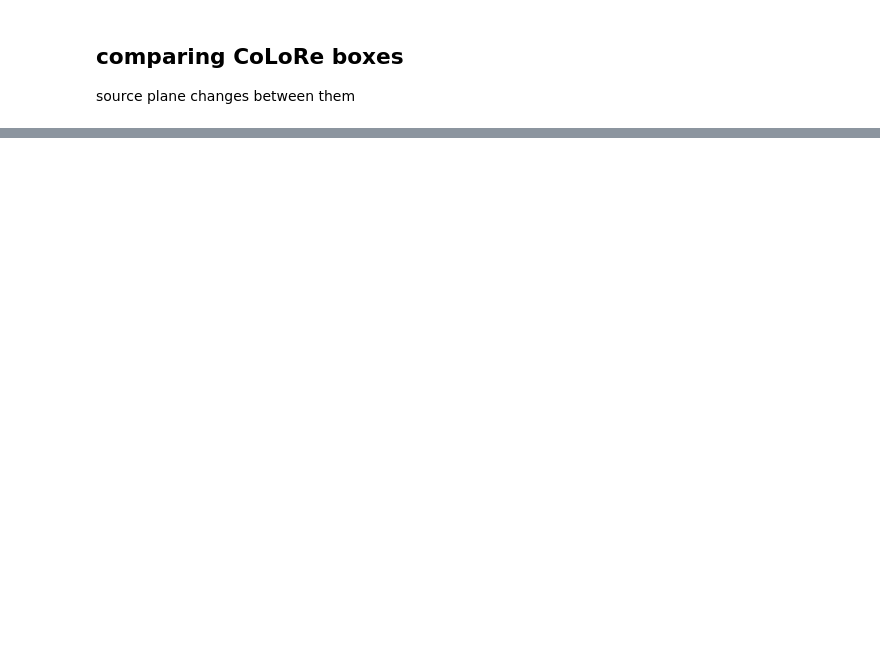
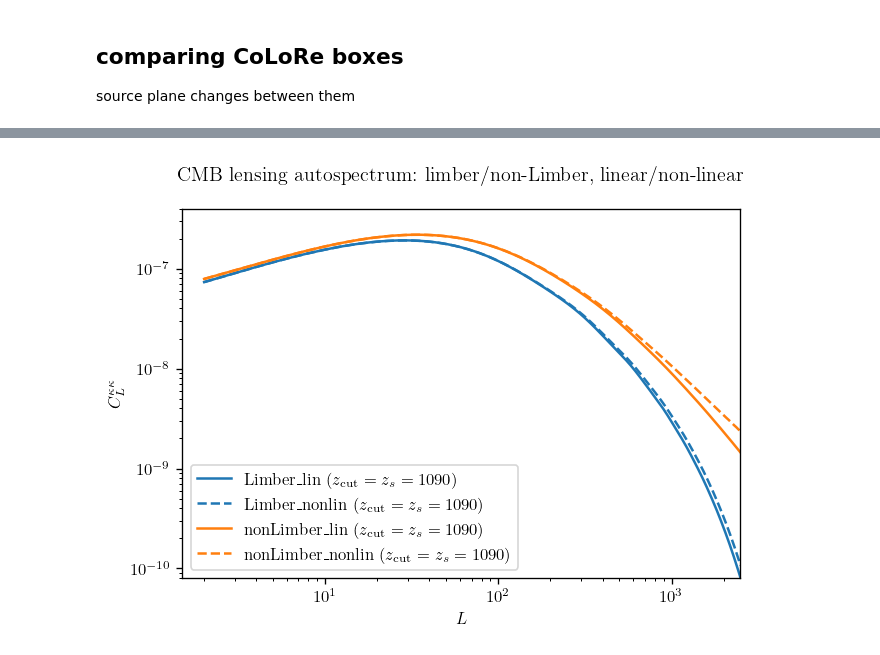
Before and after one commit to dljarque/LSST_CMBlensing_forecast, a Jupyter notebook: notebooks/cmb_lensing_auto.ipynb, the cells around one changed output, grey strips where cells are left out. Saved outputs shown, nothing was run; the diff lists cells and outputs as text; code cells hidden in the pictures; blank space fills up the shorter version.

```diff
--- a/notebooks/cmb_lensing_auto.ipynb
+++ b/notebooks/cmb_lensing_auto.ipynb
@@ -257,8 +288,2 @@ Note: redshifts have been re-sorted (earliest first)
 # %% [markdown]
 ## full sky (non-Limber) integral
-# %%
-# compute the lens potential cls from camb using full curved sky without Limber approx
-cl_kk_camb_lin = results_lin.get_lens_potential_cls(lmax=lmax, raw_cl=True)[2:, 0]
-cl_kk_camb_lin *= ((ells * (ells + 1.0)) / 2) ** 2  # converting cls_potential to cls_kappa
-cl_kk_camb_nlin = results_nlin .get_lens_potential_cls(lmax=lmax, raw_cl=True)[2:, 0]
-cl_kk_camb_nlin *= ((ells * (ells + 1.0)) / 2) ** 2 # converting cls_potential to cls_kappa
@@ -265,3 +300,9 @@ cl_kk_camb_nlin *= ((ells * (ells + 1.0)) / 2) ** 2 # converting cls_potential t
+# %%
+# get the CAMB cls for the second and third boxes
+cl_kk_camb_lin_box2 = get_camb_cls(results_lin_box2, lmin, lmax)
+cl_kk_camb_nlin_box2 = get_camb_cls(results_nlin_box2, lmin, lmax)
+cl_kk_camb_lin_box3 = get_camb_cls(results_lin_box3, lmin, lmax)
+cl_kk_camb_nlin_box3 = get_camb_cls(results_nlin_box3, lmin, lmax)
 # %% [markdown]
 # CoLoRe simulation auto-spectrum $C_{\ell}^{\kappa \kappa}$
 # %%
@@ -472,0 +497,33 @@ plt.show()
+# %%
+def plot_theory_cls(ells, cl_kk_lin_zs_zs, cl_kk_nlin_zs_zs, cl_kk_camb_lin, cl_kk_camb_nlin, z_star):
+    '''
+    Plot the theoretical CMB lensing auto-spectrum from manual Limber integration and CAMB fullsky integration
+    for both linear and non-linear matter power spectra
+    '''
+
+    plt.figure(figsize=(6, 4), dpi=120)
+
+    # manual limber integration full redshift
+    plt.loglog(ells, cl_kk_lin_zs_zs, c='C0', ls='-', label=rf'Limber_lin ($z_{{\rm cut}} = z_s={int(z_star)}$)')
+    plt.loglog(ells, cl_kk_nlin_zs_zs, c='C0', ls='--', label=rf'Limber_nonlin ($z_{{\rm cut}} = z_s={int(z_star)}$)')
+
+
+    # full sky integration full redshift
+    plt.loglog(ells, cl_kk_camb_lin, c='C1', ls='-', label=rf'nonLimber_lin ($z_{{\rm cut}} = z_s={int(z_star)}$)')
+    plt.loglog(ells, cl_kk_camb_nlin, c='C1', ls='--', label=rf'nonLimber_nonlin ($z_{{\rm cut}} = z_s={int(z_star)}$)')
+
+    plt.xlim(1.5, lmax)
+    plt.ylim(8e-11, 4e-7)
+    plt.xlabel(r'$L$')
+    plt.ylabel(r'$C_{L}^{\kappa \kappa}$')
+
+    plt.title('CMB lensing autospectrum: limber/non-Limber, linear/non-linear', y=1.05)
+    plt.legend()
+
+    plt.savefig(f'plots/cls_kk_theory_comparison.png', bbox_inches='tight')
+    plt.savefig(f'plots/cls_kk_theory_comparison.pdf', bbox_inches='tight')
+    plt.show()
+# %%
+plot_theory_cls(ells, cl_kk_lin_zmax_zs_box3, cl_kk_nlin_zmax_zs_box3, cl_kk_camb_lin_box3, cl_kk_camb_nlin_box3, z_star_box3)
+# %% [output]
+[figure, added]
```
Also changed, not shown: parts of 21 cells of this notebook, 12 other files.
